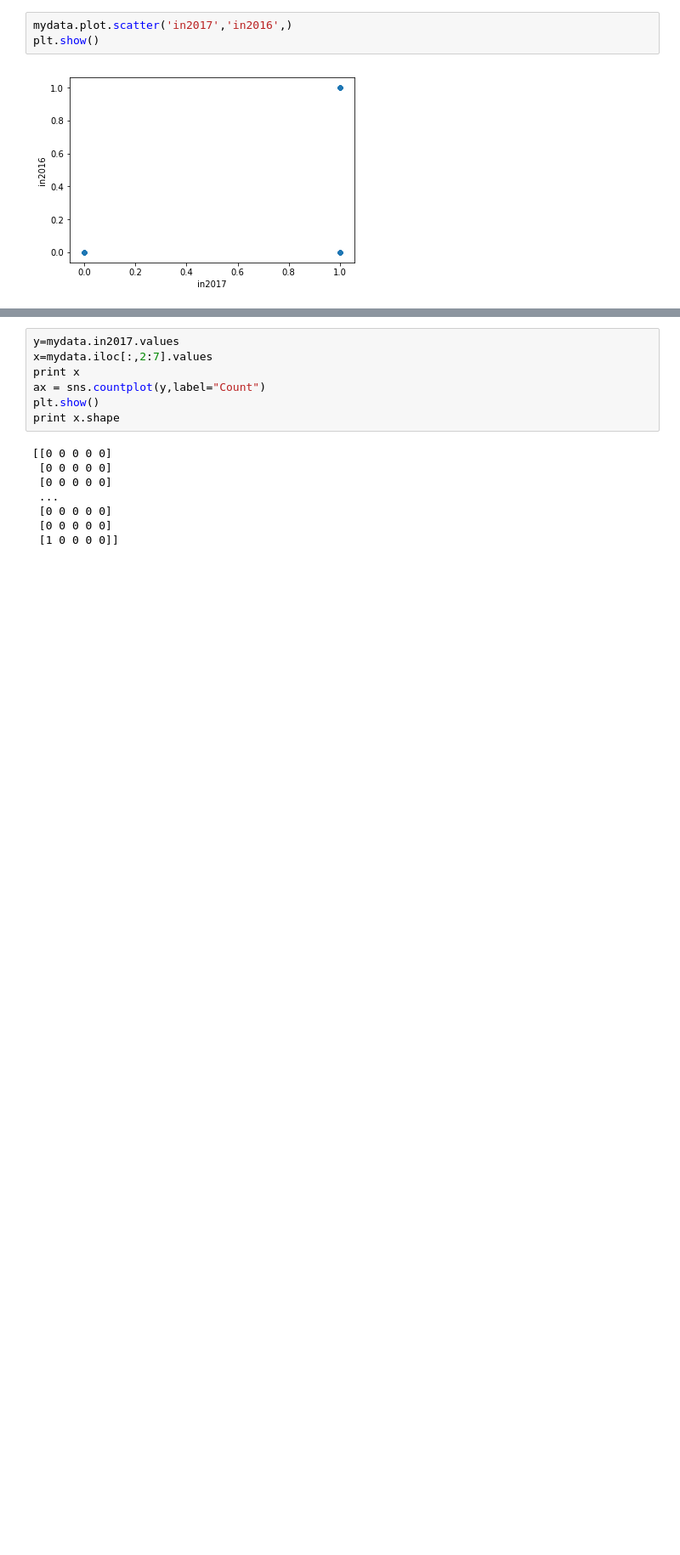
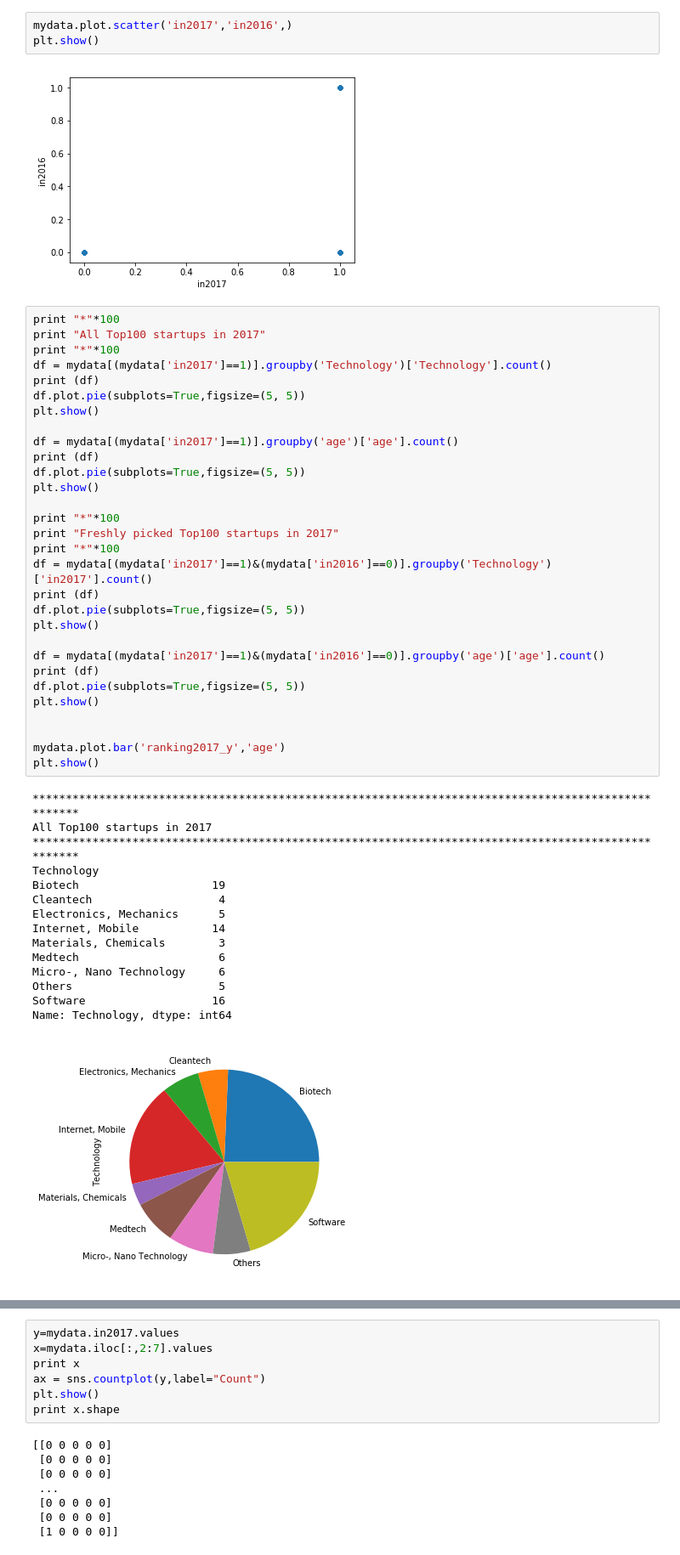
Before and after one commit to urchuegu/hacknlead_swisscom, a Jupyter notebook: hacknlead_swisscom_ranking.ipynb, the cells around one changed output, grey strips where cells are left out. Shown at 85% size. Cells and saved outputs as stored; diff of their text form; blank space fills up the shorter version.

```diff
--- a/hacknlead_swisscom_ranking.ipynb
+++ b/hacknlead_swisscom_ranking.ipynb
@@ -54,3 +54,49 @@ mydata.plot.scatter('in2017','in2016',)
 plt.show()
 # %% [output]
 [figure]
+# %%
+print "*"*100
+print "All Top100 startups in 2017"
+print "*"*100
+df = mydata[(mydata['in2017']==1)].groupby('Technology')['Technology'].count()
+print (df)
+df.plot.pie(subplots=True,figsize=(5, 5))
+plt.show()
+
+df = mydata[(mydata['in2017']==1)].groupby('age')['age'].count()
+print (df)
+df.plot.pie(subplots=True,figsize=(5, 5))
+plt.show()
+
+print "*"*100
+print "Freshly picked Top100 startups in 2017"
+print "*"*100
+df = mydata[(mydata['in2017']==1)&(mydata['in2016']==0)].groupby('Technology')['in2017'].count()
+print (df)
+df.plot.pie(subplots=True,figsize=(5, 5))
+plt.show()
+
+df = mydata[(mydata['in2017']==1)&(mydata['in2016']==0)].groupby('age')['age'].count()
+print (df)
+df.plot.pie(subplots=True,figsize=(5, 5))
+plt.show()
+
+
+mydata.plot.bar('ranking2017_y','age')
+plt.show()
+# %% [output]
+****************************************************************************************************
+All Top100 startups in 2017
+****************************************************************************************************
+Technology
+Biotech                    19
+Cleantech                   4
+Electronics, Mechanics      5
+Internet, Mobile           14
+Materials, Chemicals        3
+Medtech                     6
+Micro-, Nano Technology     6
+Others                      5
+Software                   16
+Name: Technology, dtype: int64
+[figure, added]
```
Also changed, not shown: parts of 1 cell of this notebook.
